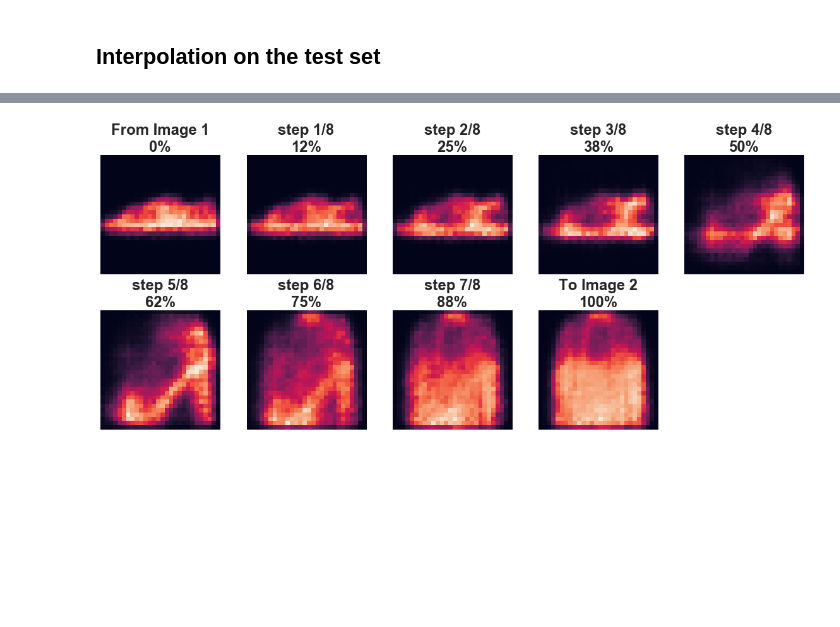
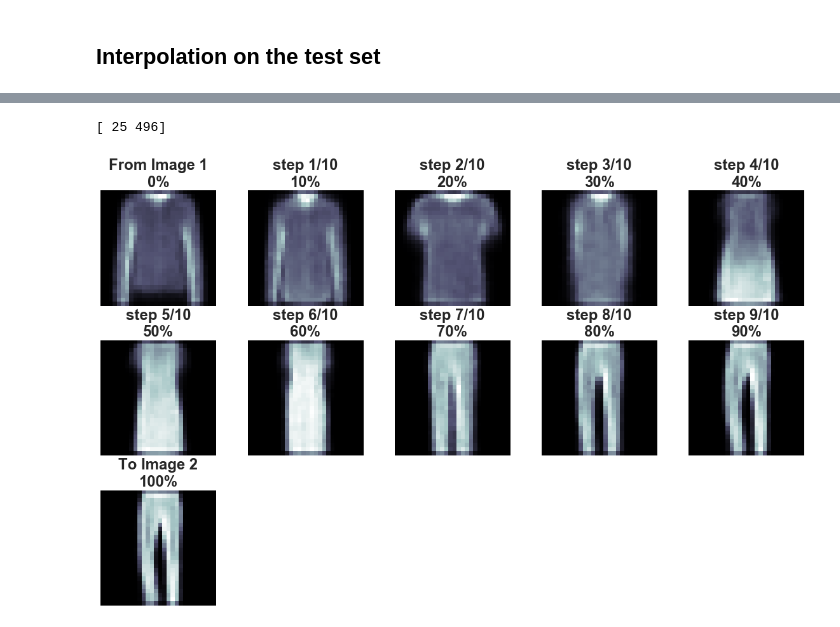
Before and after one commit to sungsujaing/letter_digit_generator_VAE, a Jupyter notebook: convolutional beta-VAE model building using F_MNIST.ipynb, the cells around one changed output, grey strips where cells are left out. Cells and saved outputs as stored; diff of their text form; code cells hidden in the pictures; blank space fills up the shorter version.

```diff
--- a/convolutional beta-VAE model building using F_MNIST.ipynb
+++ b/convolutional beta-VAE model building using F_MNIST.ipynb
@@ -309,5 +302,5 @@ plt.show()
 # %%
-def interpolation(img1,img2,step,plot=True):
+def interpolation(img1,img2,step,encoder,decoder,plot=True):
     img1_encoded_z = encoder.predict(np.expand_dims(img1,0),batch_size=1)[2]
 #     print('1: {}'.format(img1_encoded_z))
     img2_encoded_z = encoder.predict(np.expand_dims(img2,0),batch_size=1)[2]
@@ -320,11 +313,19 @@ def interpolation(img1,img2,step,plot=True):
         img1_encoded_z = img1_encoded_z + step_size
         step_list.append(img1_encoded_z)
     if plot:
+        os.makedirs('interpolation_images',exist_ok=True)
         fig,axes = plt.subplots(int(np.ceil((step+1)/5)),5, figsize=(5*4, int(np.ceil((step+1)/5))*4))
         for i,(ax,vector) in enumerate(zip(axes.flatten(),step_list)):
             predict = decoder.predict(vector).reshape(img_rows,img_cols)
-            ax.imshow(predict)
+            ax.imshow(predict,cmap='bone')
             ax.axis('off')
+
+            fig_indi,ax_indi = plt.subplots(figsize=(5,5))
+            ax_indi.imshow(predict,cmap='bone')
+            ax_indi.axis('off')
+            plt.title('step {}/{}'.format(i,step),fontsize=24,fontweight='bold')
+            fig_indi.savefig('interpolation_images/step_{}.png'.format(i))
+            plt.close()
             if i == 0:
                 ax.set_title('From Image 1\n0%',fontsize=24,fontweight='bold')
             elif i == step:
@@ -335,8 +336,13 @@ def interpolation(img1,img2,step,plot=True):
         if (step+1)%5 != 0:
             for i in axes.flatten()[(step+1)-len(axes.flatten()):]:
                 i.set_visible(False)
+        fig.savefig('interpolation_images/summary.png')
     return step_list
-# %%
-_ = interpolation(X_test[8],X_test[4],8,plot=True)
-# %% [output]
-[figure, removed]
+# %%
+np.random.seed(150)
+random_idx_2 = np.random.randint(len(X_test),size=2)
+print(random_idx_2)
+_ = interpolation(X_test[random_idx_2[0]],X_test[random_idx_2[1]],10,encoder,decoder,plot=True)
+# %% [output]
+[ 25 496]
+[figure, added]
```
Also changed, not shown: parts of 20 cells of this notebook, 13 other files.
